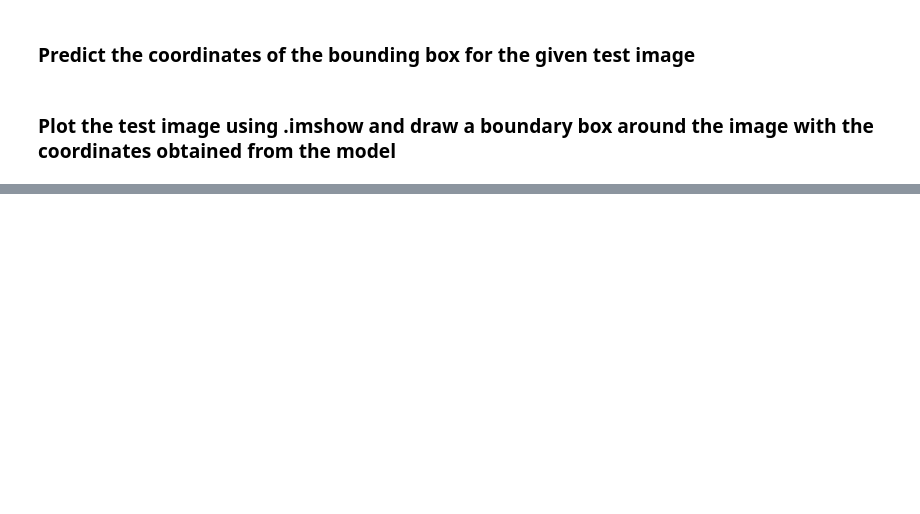
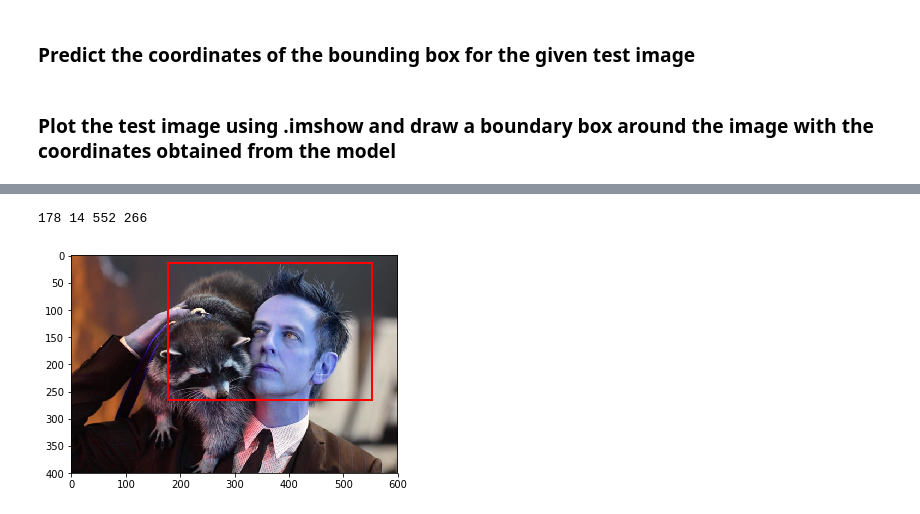
Before and after one commit to beejal27/Course-Labs, a Jupyter notebook: Residency09/Internal/AIML.M.Mar19-Internal_Lab_Questions-1.ipynb, the cells around one changed output, grey strips where cells are left out. Drawn from its saved outputs; the diff is of its cells as text; code cells hidden in the pictures; blank space fills up the shorter version.

Commit message:
Code for Comparison with original Bounding Box

```diff
--- a/Residency09/Internal/AIML.M.Mar19-Internal_Lab_Questions-1.ipynb
+++ b/Residency09/Internal/AIML.M.Mar19-Internal_Lab_Questions-1.ipynb
@@ -288,0 +293,37 @@ plt.show()
+# %%
+# Let's see how the bounding box was drawn in original image
+
+filename = 'raccoon-180.jpg'
+path = f'{os.getcwd()}{os.sep}images{os.sep}{filename}'
+unscaled = cv2.imread(path) # Original image for display
+
+# From paths list, let's figure out the index of this image.
+idx = paths.index(path)
+#print(coords[idx])
+
+image_height, image_width, _ = unscaled.shape
+
+x0 = int(coords[idx][0] * image_width / IMAGE_SIZE) # Scale the BBox
+y0 = int(coords[idx][1] * image_height / IMAGE_SIZE)
+
+x1 = int((coords[idx][0] + coords[idx][2]) * image_width / IMAGE_SIZE)
+y1 = int((coords[idx][1] + coords[idx][3]) * image_height / IMAGE_SIZE)
+
+print(x0, y0, x1, y1)
+bbox_width = x1 - x0
+bbox_height = y1 - y0
+
+fig, ax = plt.subplots(1)
+
+ax.imshow(unscaled)
+
+# Create a Rectangle patch
+rect = patches.Rectangle((x0, y0), bbox_width, bbox_height, linewidth=2, edgecolor='r', facecolor='none')
+
+# Add the patch to the Axes
+ax.add_patch(rect)
+
+plt.show()
+# %% [output]
+178 14 552 266
+[figure, added]
```
Also changed, not shown: parts of 4 cells of this notebook.
